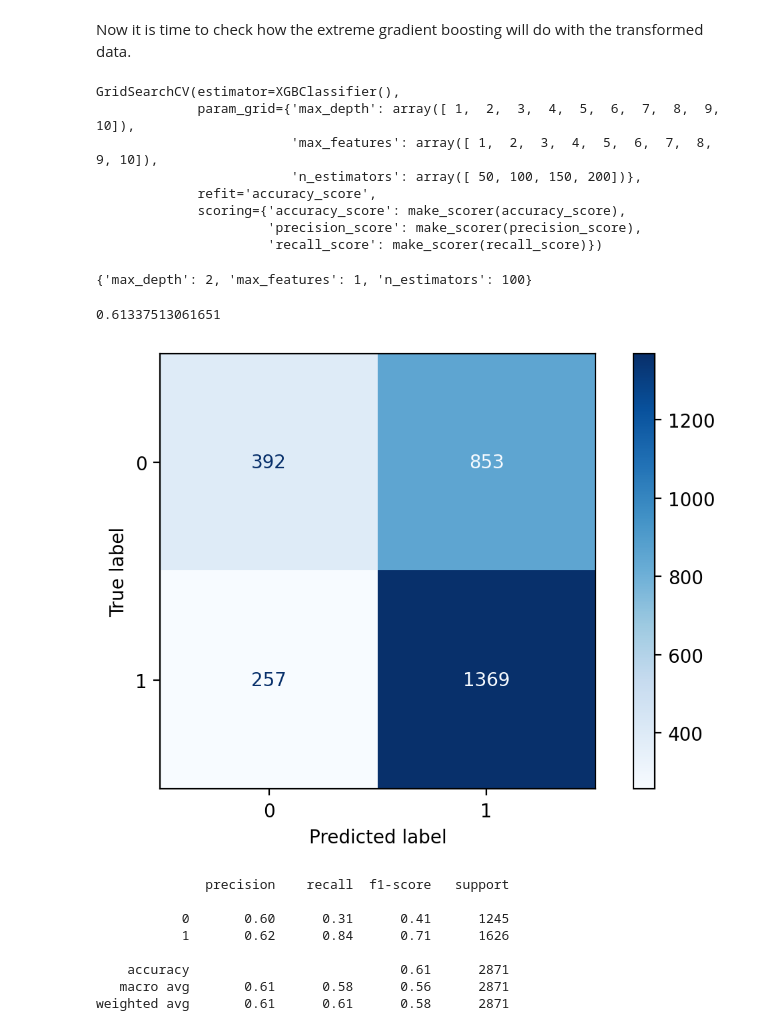
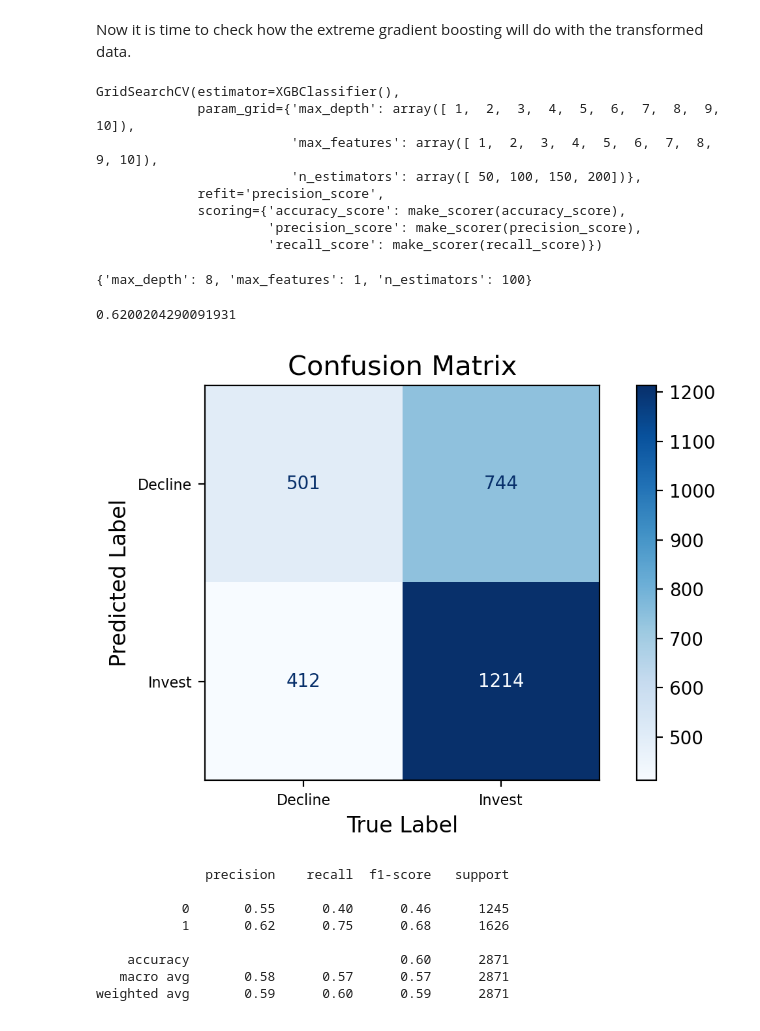
Before and after one commit to leonardo-lealfilho/Springboard, a Jupyter notebook: Capstone Project/Capstone Project - Machine Learning.ipynb, the cells around one changed output. Cells and saved outputs as stored; diff of their text form; code cells hidden in the pictures.

```diff
--- a/Capstone Project/Capstone Project - Machine Learning.ipynb
+++ b/Capstone Project/Capstone Project - Machine Learning.ipynb
@@ -462,7 +494,7 @@ param_grid = {'n_estimators':n_estimators,
 transformed_xgb = XGBClassifier()
 
 # Declare the grid with the estimator/model and the parameter grid to be used
-grid = GridSearchCV(transformed_xgb, param_grid, scoring = scorers, refit = 'accuracy_score')
+grid = GridSearchCV(transformed_xgb, param_grid, scoring = scorers, refit = 'precision_score')
 # %%
 X_train, X_test, y_train, y_test = train_test_split(log_X, y, test_size = 0.2, random_state = 42)
 # %%
@@ -472,14 +504,14 @@ GridSearchCV(estimator=XGBClassifier(),
              param_grid={'max_depth': array([ 1,  2,  3,  4,  5,  6,  7,  8,  9, 10]),
                          'max_features': array([ 1,  2,  3,  4,  5,  6,  7,  8,  9, 10]),
                          'n_estimators': array([ 50, 100, 150, 200])},
-             refit='accuracy_score',
+             refit='precision_score',
              scoring={'accuracy_score': make_scorer(accuracy_score),
                       'precision_score': make_scorer(precision_score),
                       'recall_score': make_scorer(recall_score)})
 # %%
 grid.best_params_
 # %% [output]
-{'max_depth': 2, 'max_features': 1, 'n_estimators': 100}
+{'max_depth': 8, 'max_features': 1, 'n_estimators': 100}
 # %%
 best_params = grid.best_params_
 
@@ -493,32 +525,41 @@ transformed_xgb.fit(X_train, y_train)
 y_pred = transformed_xgb.predict(X_test)
 # %%
 # Check the accuracy score of the new model
-accuracy_score(y_test, y_pred)
+transformed_xgb_precision_score = precision_score(y_test, y_pred)
+transformed_xgb_precision_score
 # %% [output]
-0.61337513061651
+0.6200204290091931
 # %%
 # Plot the confusion matrix to check on accuracy
 
 fig, ax = plt.subplots(figsize = (6,4), dpi = 200)
 
 plot_confusion_matrix(transformed_xgb, X_test, y_test, ax = ax, cmap = 'Blues')
 
+ax.set_xticklabels(['Decline', 'Invest'], fontsize = 8)
+ax.set_yticklabels(['Decline', 'Invest'], fontsize = 8)
+
+plt.xlabel('True Label', fontsize = 12)
+plt.ylabel('Predicted Label', fontsize = 12)
+
+plt.title("Confusion Matrix", size = 15)
+
 plt.tight_layout()
 
 plt.show()
 # %% [output]
-[figure, old version]
+[figure, new version]
 # %%
 print(classification_report(y_test, y_pred))
 # %% [output]
               precision    recall  f1-score   support
 
-           0       0.60      0.31      0.41      1245
-           1       0.62      0.84      0.71      1626
+           0       0.55      0.40      0.46      1245
+           1       0.62      0.75      0.68      1626
 
-    accuracy                           0.61      2871
-   macro avg       0.61      0.58      0.56      2871
-weighted avg       0.61      0.61      0.58      2871
+    accuracy                           0.60      2871
+   macro avg       0.58      0.57      0.57      2871
+weighted avg       0.59      0.60      0.59      2871
 # %%
 feature_importance = transformed_xgb.feature_importances_ # Isolates the features numerical importance of the features
 sorted_idx = np.argsort(feature_importance) # Sorts the indexes of the features according to importance
```
Also changed, not shown: parts of 54 cells of this notebook, 1 other file.
